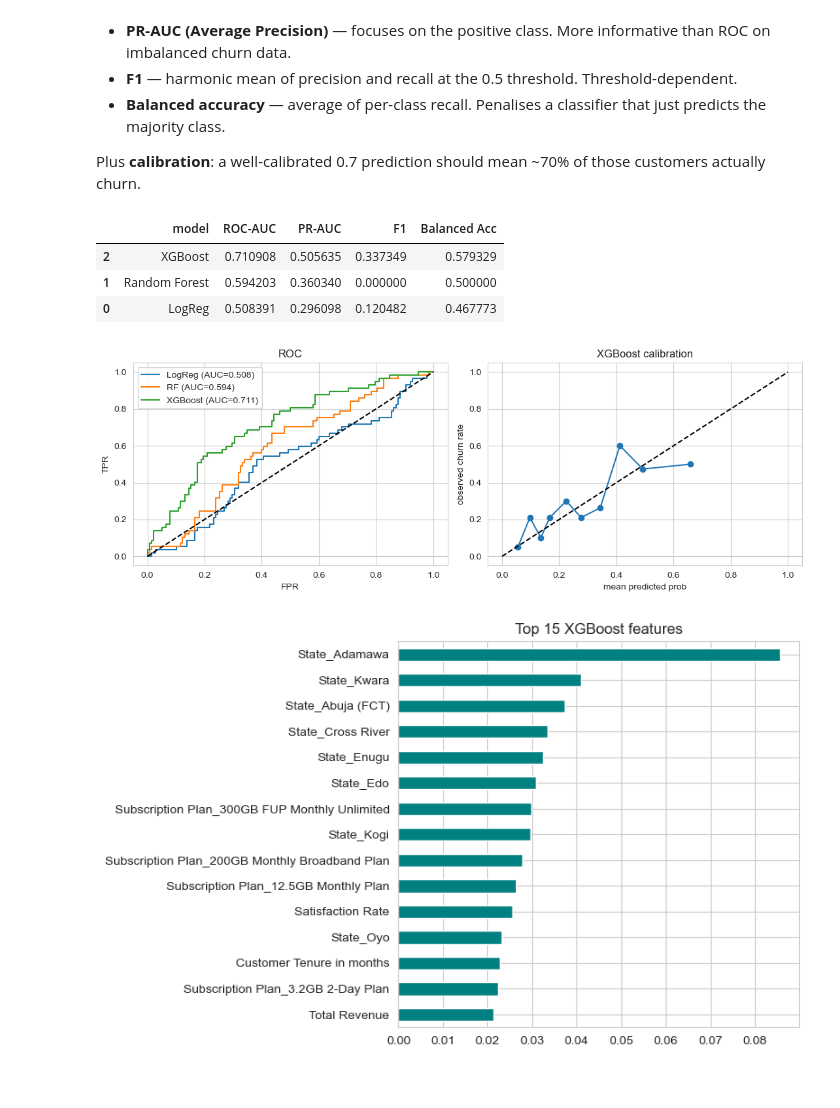
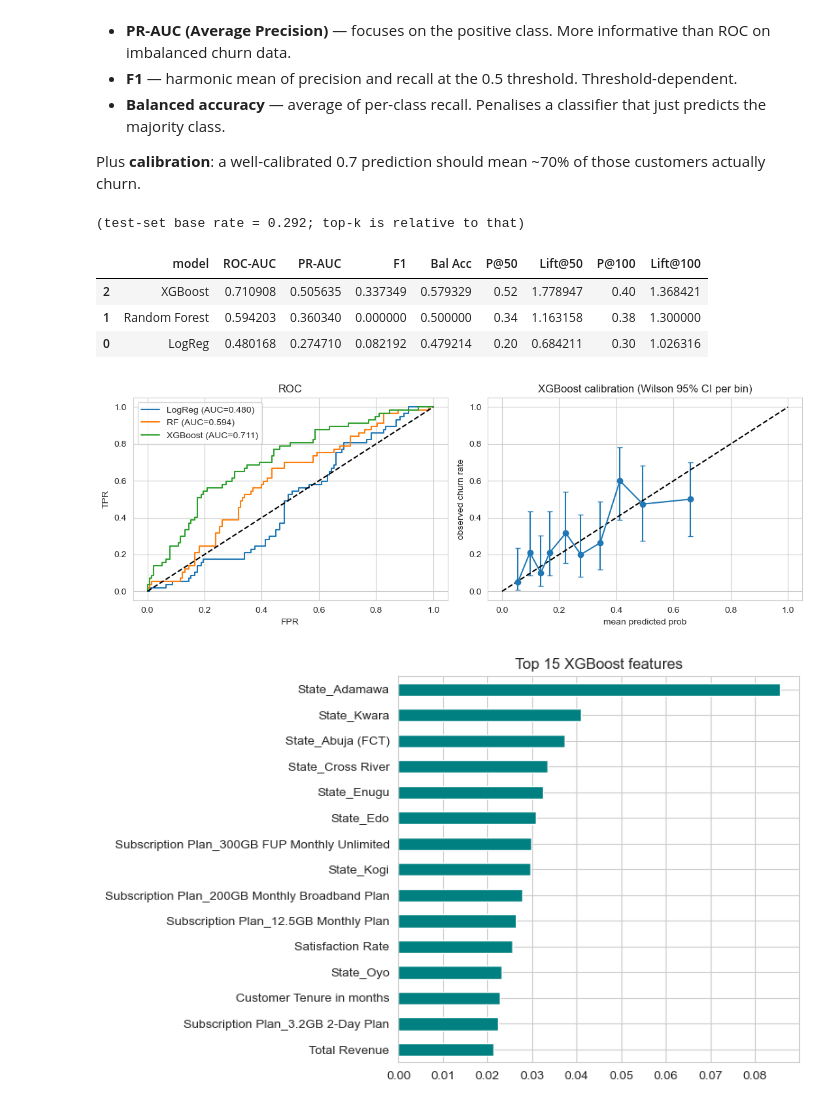
Before and after one commit to gabayae/data-portfolio, a Jupyter notebook: 12-churn-prediction-mtn/notebook.ipynb, the cells around one changed output. Drawn from its saved outputs; the diff is of its cells as text; code cells hidden in the pictures.

Commit message:
Project 12: Precision@k + Lift@k (XGBoost P@50=0.52, Lift@50=1.78x; LogReg P@50=0.20, worse-than-random); Wilson 95% CIs on calibration bins

```diff
--- a/12-churn-prediction-mtn/notebook.ipynb
+++ b/12-churn-prediction-mtn/notebook.ipynb
@@ -142,7 +142,20 @@ Four metrics, each measuring a different aspect:
 
 Plus **calibration**: a well-calibrated 0.7 prediction should mean ~70% of those customers actually churn.
 # %%
-# Score all three classifiers on all four metrics.
+# Score all three classifiers on all four metrics plus Precision@k / Lift@k —
+# the metrics that match the "retention queue" deployment framing. AUC alone can
+# look respectable while top-k precision is uninformative; both must be reported.
+from statsmodels.stats.proportion import proportion_confint
+
+def precision_at_k(y_true, scores, k):
+    """Fraction of actual positives in the top-k scored observations."""
+    order = np.argsort(scores)[::-1]
+    return y_true.values[order][:k].mean()
+
+def lift_at_k(y_true, scores, k):
+    """Precision@k / base-rate — multiplier over random targeting."""
+    return precision_at_k(y_true, scores, k) / y_true.mean()
+
 rows = []
 for name, p in [('LogReg', p_lr), ('Random Forest', p_rf), ('XGBoost', p_xgb)]:
     yhat = (p > 0.5).astype(int)              # threshold at 0.5 for F1 / balanced acc
@@ -150,37 +163,66 @@ for name, p in [('LogReg', p_lr), ('Random Forest', p_rf), ('XGBoost', p_xgb)]:
                  'ROC-AUC': roc_auc_score(yte, p),
                  'PR-AUC': average_precision_score(yte, p),
                  'F1': f1_score(yte, yhat),
-                 'Balanced Acc': balanced_accuracy_score(yte, yhat)})
-scores = pd.DataFrame(rows).sort_values('ROC-AUC', ascending=False); scores
+                 'Bal Acc': balanced_accuracy_score(yte, yhat),
+                 'P@50': precision_at_k(yte, p, 50),
+                 'Lift@50': lift_at_k(yte, p, 50),
+                 'P@100': precision_at_k(yte, p, 100),
+                 'Lift@100': lift_at_k(yte, p, 100)})
+scores = pd.DataFrame(rows).sort_values('ROC-AUC', ascending=False)
+print(f'(test-set base rate = {yte.mean():.3f}; top-k is relative to that)')
+scores
 # %% [output]
+(test-set base rate = 0.292; top-k is relative to that)
-|  | model | ROC-AUC | PR-AUC | F1 | Balanced Acc |
-| 2 | XGBoost | 0.710908 | 0.505635 | 0.337349 | 0.579329 |
-| 1 | Random Forest | 0.594203 | 0.360340 | 0.000000 | 0.500000 |
-| 0 | LogReg | 0.508391 | 0.296098 | 0.120482 | 0.467773 |
+|  | model | ROC-AUC | PR-AUC | F1 | Bal Acc | P@50 | Lift@50 | P@100 | Lift@100 |
+| 2 | XGBoost | 0.710908 | 0.505635 | 0.337349 | 0.579329 | 0.52 | 1.778947 | 0.40 | 1.368421 |
+| 1 | Random Forest | 0.594203 | 0.360340 | 0.000000 | 0.500000 | 0.34 | 1.163158 | 0.38 | 1.300000 |
+| 0 | LogReg | 0.480168 | 0.274710 | 0.082192 | 0.479214 | 0.20 | 0.684211 | 0.30 | 1.026316 |
 # %%
 # Two diagnostic plots: ROC curves for all three models, calibration curve for the winner.
+# The calibration plot carries Wilson 95% CIs per bin — with n_test=195 across 10 bins,
+# each bin has ~19 observations and the uncertainty is substantial. Error bars make this
+# visible instead of implying false precision.
 fig, axes = plt.subplots(1, 2, figsize=(11, 4))
 
 # ROC curves. The diagonal = random classifier (AUC=0.5). Higher = better.
 for name, p in [('LogReg', p_lr), ('RF', p_rf), ('XGBoost', p_xgb)]:
     fpr, tpr, _ = roc_curve(yte, p)
     axes[0].plot(fpr, tpr, label=f'{name} (AUC={roc_auc_score(yte, p):.3f})')
 axes[0].plot([0,1],[0,1],'k--')
 axes[0].set_xlabel('FPR'); axes[0].set_ylabel('TPR'); axes[0].set_title('ROC')
 axes[0].legend()
 
-# Calibration curve for XGBoost (the winner). Strategy='quantile' bins by predicted prob.
-# Diagonal = perfect calibration. Curve above the diagonal = under-confident
-# (predictions lower than actual rate); below = over-confident.
-fop, mpv = calibration_curve(yte, p_xgb, n_bins=10, strategy='quantile')
-axes[1].plot(mpv, fop, marker='o')
+# Calibration curve for XGBoost (the winner) with Wilson 95% CIs per bin.
+# Diagonal = perfect calibration. Error bars show how little we can really say with 19 obs/bin.
+n_bins = 10
+quantiles = np.linspace(0, 1, n_bins + 1)
+bin_edges = np.quantile(p_xgb, quantiles)
+bin_edges[-1] += 1e-9                                # include the max value
+bin_idx = np.clip(np.searchsorted(bin_edges, p_xgb, side='right') - 1, 0, n_bins - 1)
+
+mpv_list, fop_list, lo_list, hi_list = [], [], [], []
+for b in range(n_bins):
+    mask = bin_idx == b
+    if mask.sum() < 2:
+        continue
+    n_in_bin = int(mask.sum())
+    n_pos = int(yte.values[mask].sum())
+    low, high = proportion_confint(n_pos, n_in_bin, method='wilson', alpha=0.05)
+    mpv_list.append(p_xgb[mask].mean())
+    fop_list.append(n_pos / n_in_bin)
+    lo_list.append(low)
+    hi_list.append(high)
+
+mpv_arr = np.array(mpv_list); fop_arr = np.array(fop_list)
+err_lo = fop_arr - np.array(lo_list); err_hi = np.array(hi_list) - fop_arr
+axes[1].errorbar(mpv_arr, fop_arr, yerr=[err_lo, err_hi], marker='o', capsize=3)
 axes[1].plot([0,1],[0,1],'k--')
 axes[1].set_xlabel('mean predicted prob'); axes[1].set_ylabel('observed churn rate')
-axes[1].set_title('XGBoost calibration')
+axes[1].set_title('XGBoost calibration (Wilson 95% CI per bin)')
 
 plt.tight_layout(); plt.show()
 # %% [output]
-[figure, old version]
+[figure, new version]
 # %%
 # Top 15 XGBoost feature importances (gain — average improvement in loss when split on).
 # Tells us which features actually drive the model's predictions.
```
Also changed, not shown: parts of 1 cell of this notebook, 2 other files.
